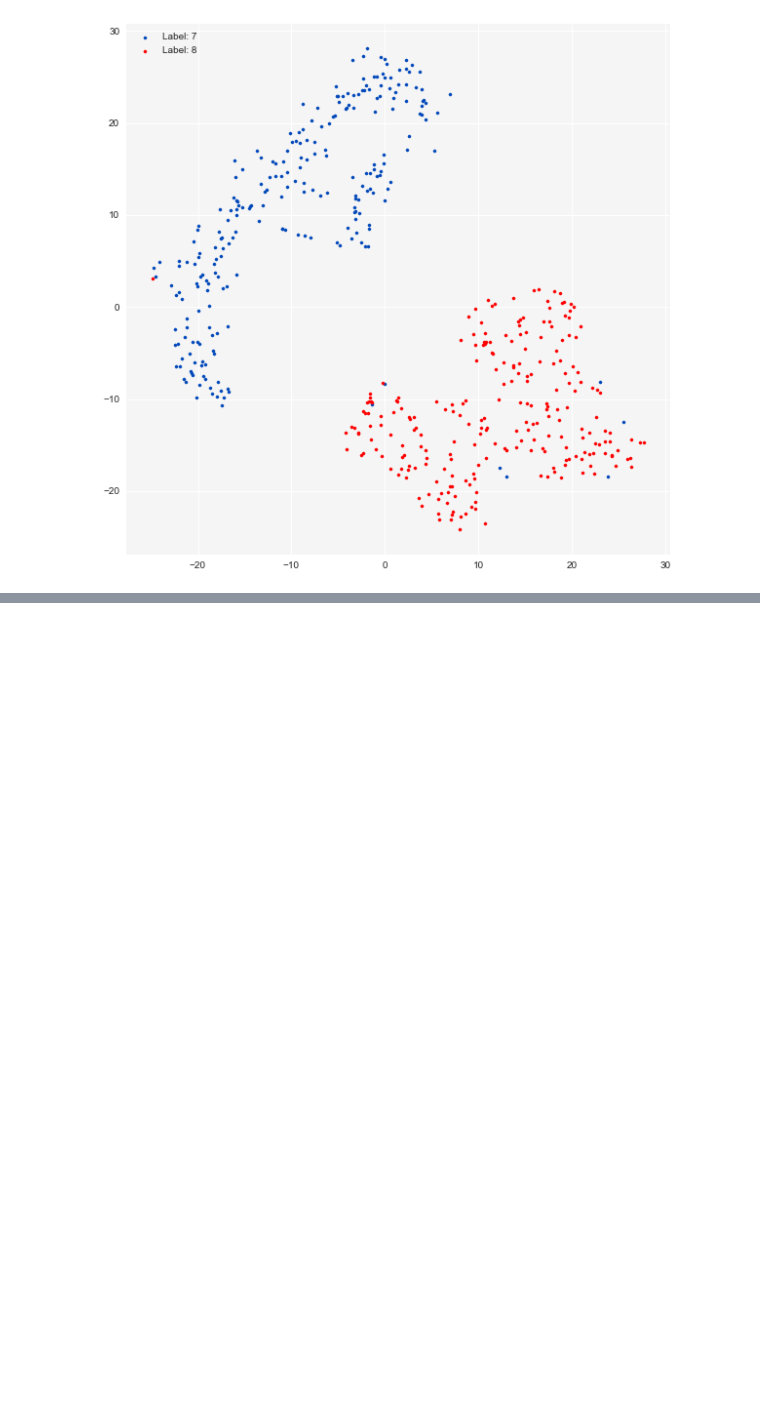
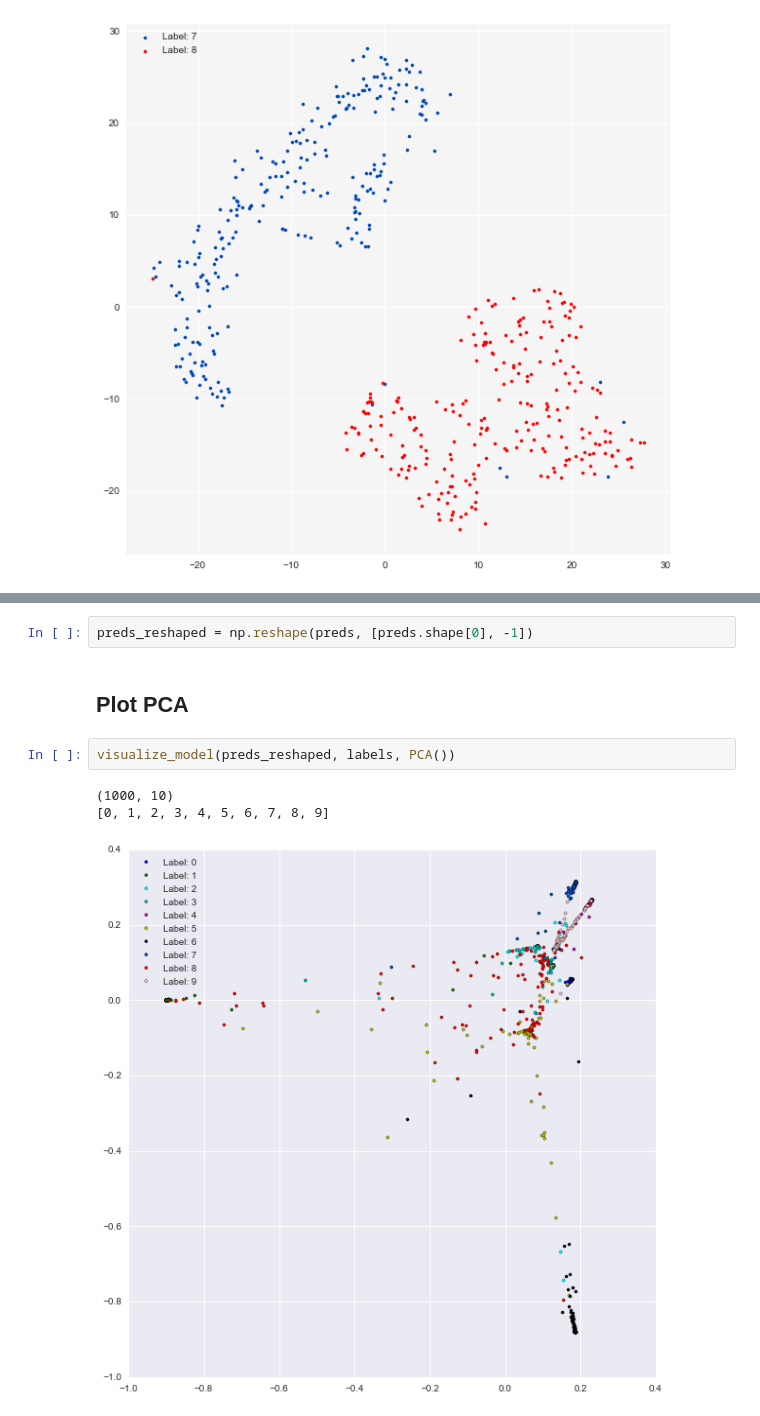
Before and after one commit to polzounov/gatenet, a Jupyter notebook: Gatenet/visualize_gates.ipynb, the cells around one changed output, grey strips where cells are left out. Saved outputs shown, nothing was run; the diff lists cells and outputs as text; blank space fills up the shorter version.

```diff
--- a/Gatenet/visualize_gates.ipynb
+++ b/Gatenet/visualize_gates.ipynb
@@ -210,0 +252,10 @@ visualize_comparison(gates_reshaped, labels, TSNE(), a=7, b=8)
+# %%
+preds_reshaped = np.reshape(preds, [preds.shape[0], -1])
+# %% [markdown]
+## Plot PCA
+# %%
+visualize_model(preds_reshaped, labels, PCA())
+# %% [output]
+(1000, 10)
+[0, 1, 2, 3, 4, 5, 6, 7, 8, 9]
+[figure, added]
```
Also changed, not shown: parts of 9 cells of this notebook, 1 other file.
